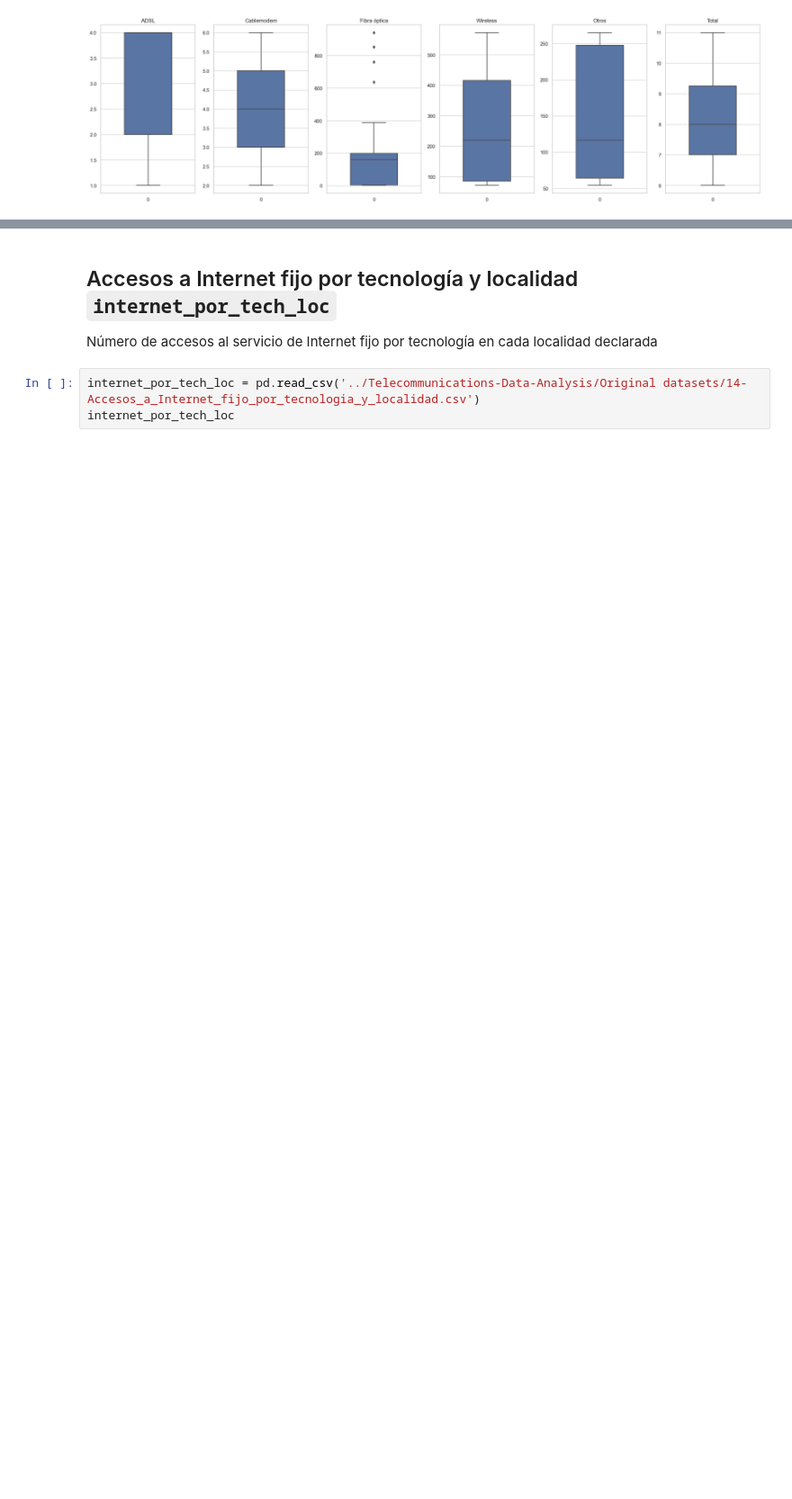
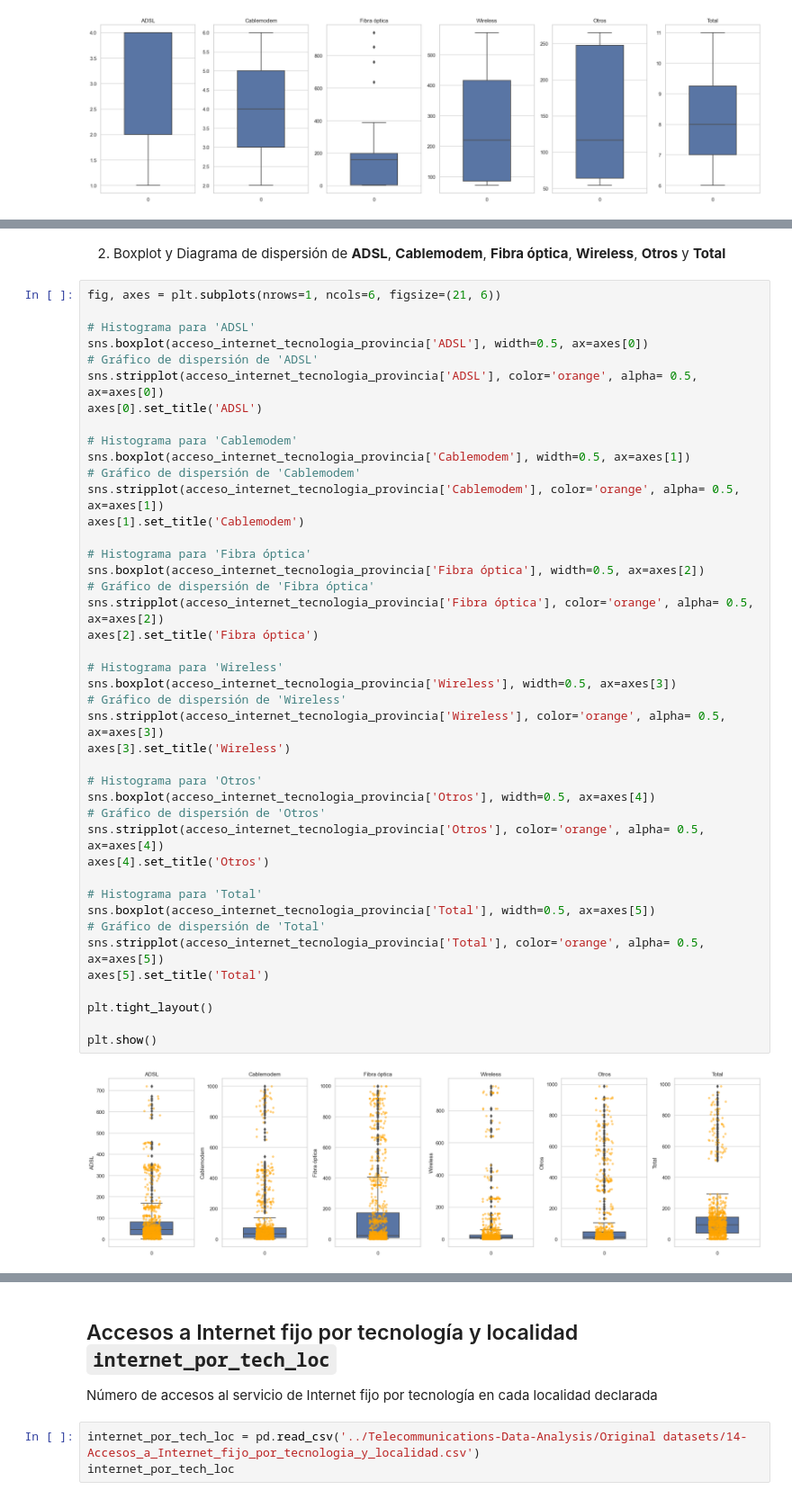
Before and after one commit to PedroLiLL/Telecommunications-Data-Analysis, a Jupyter notebook: EDA.ipynb, the cells around one changed output, grey strips where cells are left out. Shown at 90% size. Cells and saved outputs as stored; diff of their text form; blank space fills up the shorter version.

```diff
--- a/EDA.ipynb
+++ b/EDA.ipynb
@@ -771,0 +915,46 @@ plt.show()
+# %% [markdown]
+2. Boxplot y Diagrama de dispersión de **ADSL**, **Cablemodem**, **Fibra óptica**, **Wireless**, **Otros** y **Total**
+# %%
+fig, axes = plt.subplots(nrows=1, ncols=6, figsize=(21, 6))
+
+# Histograma para 'ADSL'
+sns.boxplot(acceso_internet_tecnologia_provincia['ADSL'], width=0.5, ax=axes[0])
+# Gráfico de dispersión de 'ADSL'
+sns.stripplot(acceso_internet_tecnologia_provincia['ADSL'], color='orange', alpha= 0.5, ax=axes[0])
+axes[0].set_title('ADSL')
+
+# Histograma para 'Cablemodem'
+sns.boxplot(acceso_internet_tecnologia_provincia['Cablemodem'], width=0.5, ax=axes[1])
+# Gráfico de dispersión de 'Cablemodem'
+sns.stripplot(acceso_internet_tecnologia_provincia['Cablemodem'], color='orange', alpha= 0.5, ax=axes[1])
+axes[1].set_title('Cablemodem')
+
+# Histograma para 'Fibra óptica'
+sns.boxplot(acceso_internet_tecnologia_provincia['Fibra óptica'], width=0.5, ax=axes[2])
+# Gráfico de dispersión de 'Fibra óptica'
+sns.stripplot(acceso_internet_tecnologia_provincia['Fibra óptica'], color='orange', alpha= 0.5, ax=axes[2])
+axes[2].set_title('Fibra óptica')
+
+# Histograma para 'Wireless'
+sns.boxplot(acceso_internet_tecnologia_provincia['Wireless'], width=0.5, ax=axes[3])
+# Gráfico de dispersión de 'Wireless'
+sns.stripplot(acceso_internet_tecnologia_provincia['Wireless'], color='orange', alpha= 0.5, ax=axes[3])
+axes[3].set_title('Wireless')
+
+# Histograma para 'Otros'
+sns.boxplot(acceso_internet_tecnologia_provincia['Otros'], width=0.5, ax=axes[4])
+# Gráfico de dispersión de 'Otros'
+sns.stripplot(acceso_internet_tecnologia_provincia['Otros'], color='orange', alpha= 0.5, ax=axes[4])
+axes[4].set_title('Otros')
+
+# Histograma para 'Total'
+sns.boxplot(acceso_internet_tecnologia_provincia['Total'], width=0.5, ax=axes[5])
+# Gráfico de dispersión de 'Total'
+sns.stripplot(acceso_internet_tecnologia_provincia['Total'], color='orange', alpha= 0.5, ax=axes[5])
+axes[5].set_title('Total')
+
+plt.tight_layout()
+
+plt.show()
+# %% [output]
+[figure, added]
```
Also changed, not shown: parts of 41 cells of this notebook, 1 other file.
